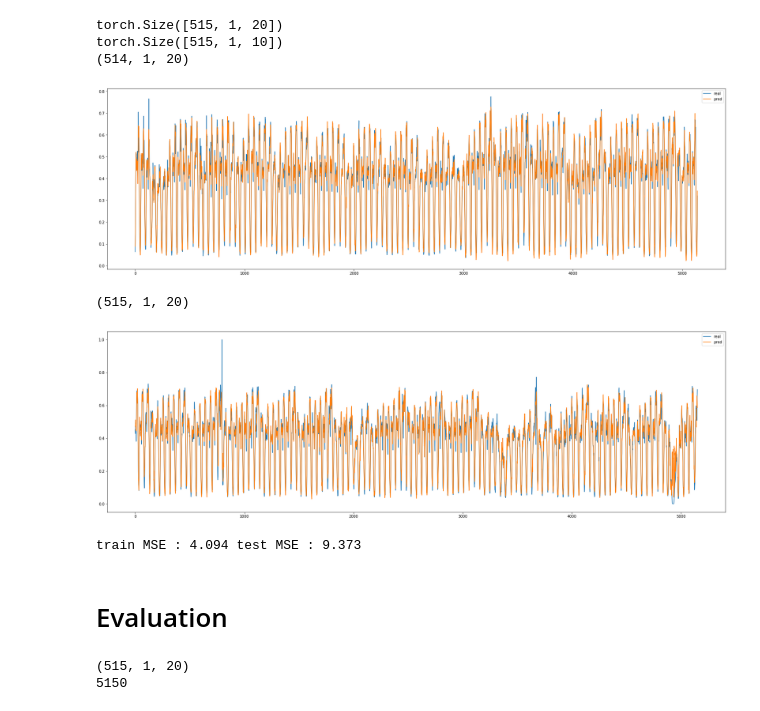
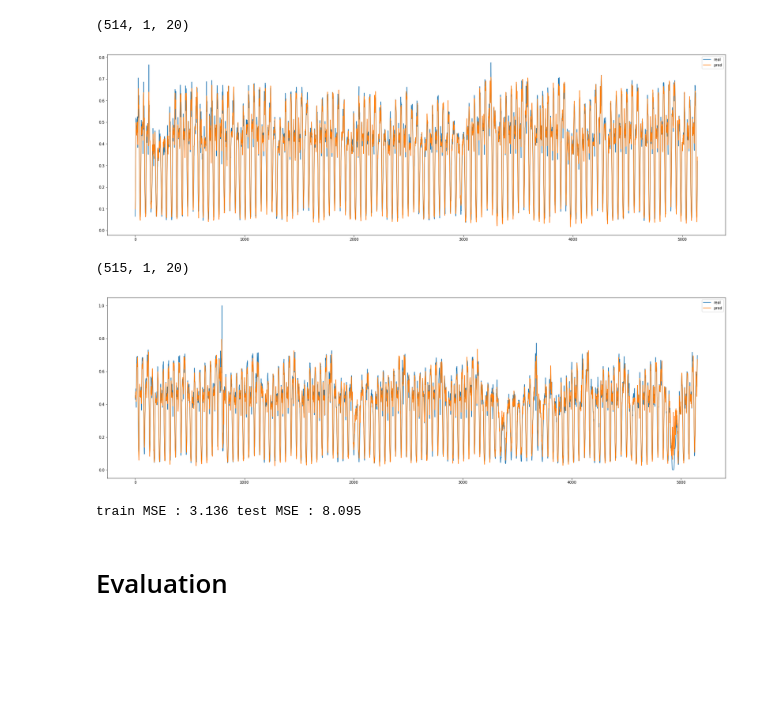
Before and after one commit to raimishah/vaeflows, a Jupyter notebook: 1d-flows/regular cVAE.ipynb, the cells around one changed output. Saved outputs shown, nothing was run; the diff lists cells and outputs as text; code cells hidden in the pictures; blank space fills up the shorter version.

```diff
--- a/1d-flows/regular cVAE.ipynb
+++ b/1d-flows/regular cVAE.ipynb
@@ -293,8 +180,8 @@ def train_model(model, num_epochs, learning_rate, dataloader):
     return model
 # %%
 latent_dim=8
-model = CNN_sigmacVAE(latent_dim=latent_dim, window_size=window_size, use_probabilistic_decoder=False)
+model = CNN_sigmacVAE(latent_dim=latent_dim, window_size=window_size, cond_window_size=cond_window_size, use_probabilistic_decoder=False)
 model.to(device)
 model.cuda() if torch.cuda.is_available() else model.cpu()
 
-model = train_model(model, 1000, .001, trainloader)
+model = train_model(model, 1500, .001, trainloader)
@@ -352,15 +188,10 @@ def plot_cvae(model, X_train_tensor, X_train_data, X_test_tensor, X_test_data, c
 # %%
-print(X_test_tensor.shape)
-print(cond_test_tensor.shape)
-
-plot_cvae(model, X_train_tensor, X_train_data, X_test_tensor, X_test_data, cond_train_tensor, cond_test_tensor, window_size, cond_window_size)
+plot_train_test_reconstructions_cvae(model, X_train_tensor, X_train_data, X_test_tensor, X_test_data, cond_train_tensor, cond_test_tensor, window_size, cond_window_size)
 # %% [output]
-torch.Size([515, 1, 20])
-torch.Size([515, 1, 10])
 (514, 1, 20)
-[figure, old version]
+[figure, new version]
 (515, 1, 20)
-[figure, old version]
+[figure, new version]
-train MSE : 4.094 test MSE : 9.373
+train MSE : 3.136 test MSE : 8.095
 # %% [markdown]
 # Evaluation
@@ -437,11 +197,0 @@ def plot_error_and_anomaly_idxs(real, preds, anomaly_idxs):
-# %%
-real = np.zeros(len(X_test_data), dtype=np.int)
-anomaly_idxs_test = anomaly_idxs - len(X_train_data)
-real[anomaly_idxs_test] = 1
-
-preds = evaluate_model(model, X_test_tensor, cond_test_tensor)
-
-print(len(preds))
-# %% [output]
-(515, 1, 20)
-5150
```
Also changed, not shown: parts of 12 cells of this notebook, 2 other files.
